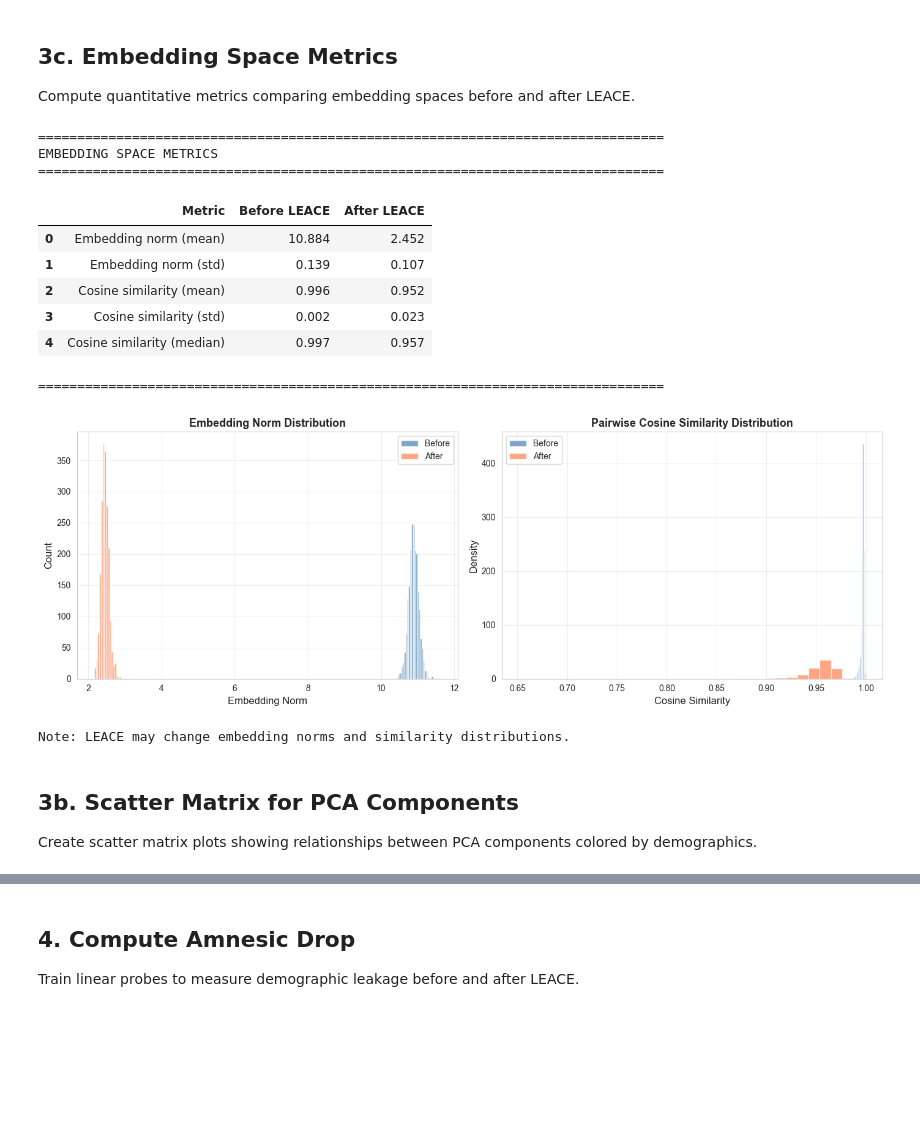
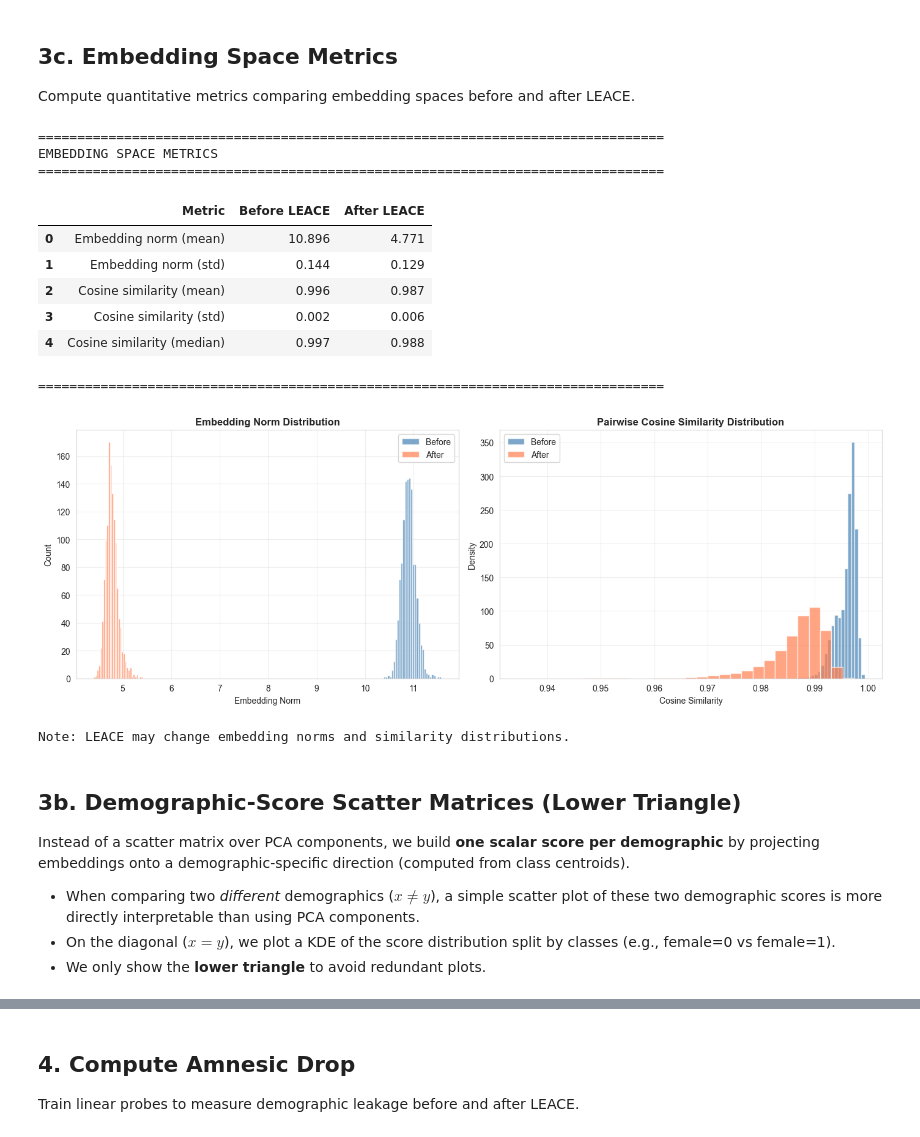
Before and after one commit to A-DaRo/language_and_ai, a Jupyter notebook: notebooks/03_leace_visualization.ipynb, the cells around one changed output, grey strips where cells are left out. Saved outputs shown, nothing was run; the diff lists cells and outputs as text; code cells hidden in the pictures; blank space fills up the shorter version.

```diff
--- a/notebooks/03_leace_visualization.ipynb
+++ b/notebooks/03_leace_visualization.ipynb
@@ -292,16 +323,20 @@ Primary demographic used for coloring: nationality
 
 Compute quantitative metrics comparing embedding spaces before and after LEACE.
 # %%
-# Compute embedding norms
-norms_before = torch.norm(embeddings_before, dim=1).cpu().numpy()
-norms_after = torch.norm(embeddings_after, dim=1).cpu().numpy()
+# Compute embedding norms + pairwise cosine statistics (sampled)
+Xb = embeddings_before.detach().to("cpu", dtype=torch.float32)
+Xa = embeddings_after.detach().to("cpu", dtype=torch.float32)
+
+norms_before = torch.norm(Xb, dim=1).numpy()
+norms_after = torch.norm(Xa, dim=1).numpy()
 
 # Compute pairwise cosine similarities (sample to avoid memory issues)
-n_sample_pairs = min(500, len(embeddings_before))
-sample_idx = np.random.choice(len(embeddings_before), n_sample_pairs, replace=False)
+n_sample = min(500, len(Xb))
+rng_metrics = np.random.default_rng(int(pipeline.config["seed"]))
+sample_idx = rng_metrics.choice(len(Xb), n_sample, replace=False)
 
-cos_sim_before = cosine_similarity(embeddings_before_np[sample_idx])
-cos_sim_after = cosine_similarity(embeddings_after_np[sample_idx])
+cos_sim_before = cosine_similarity(Xb[sample_idx].numpy())
+cos_sim_after = cosine_similarity(Xa[sample_idx].numpy())
 
 # Extract upper triangle (excluding diagonal)
 triu_idx = np.triu_indices_from(cos_sim_before, k=1)
@@ -310,21 +345,21 @@ cos_sim_after_vals = cos_sim_after[triu_idx]
 
 # Create metrics summary
 metrics_summary = {
-    'Metric': [
-        'Embedding norm (mean)',
-        'Embedding norm (std)',
-        'Cosine similarity (mean)',
-        'Cosine similarity (std)',
-        'Cosine similarity (median)',
+    "Metric": [
+        "Embedding norm (mean)",
+        "Embedding norm (std)",
+        "Cosine similarity (mean)",
+        "Cosine similarity (std)",
+        "Cosine similarity (median)",
     ],
-    'Before LEACE': [
+    "Before LEACE": [
         f"{norms_before.mean():.3f}",
         f"{norms_before.std():.3f}",
         f"{cos_sim_before_vals.mean():.3f}",
         f"{cos_sim_before_vals.std():.3f}",
         f"{np.median(cos_sim_before_vals):.3f}",
     ],
-    'After LEACE': [
+    "After LEACE": [
         f"{norms_after.mean():.3f}",
         f"{norms_after.std():.3f}",
         f"{cos_sim_after_vals.mean():.3f}",
@@ -333,52 +368,56 @@ metrics_summary = {
     ],
 }
 
 metrics_df = pd.DataFrame(metrics_summary)
 print("=" * 80)
 print("EMBEDDING SPACE METRICS")
 print("=" * 80)
 display(metrics_df)
 print("=" * 80)
 
 # Plot norm distributions
 fig, axes = plt.subplots(1, 2, figsize=(14, 5))
 
-axes[0].hist(norms_before, bins=30, alpha=0.7, label='Before', color='steelblue')
-axes[0].hist(norms_after, bins=30, alpha=0.7, label='After', color='coral')
-axes[0].set_xlabel('Embedding Norm', fontsize=12)
-axes[0].set_ylabel('Count', fontsize=12)
-axes[0].set_title('Embedding Norm Distribution', fontsize=13, fontweight='bold')
+axes[0].hist(norms_before, bins=30, alpha=0.7, label="Before", color="steelblue")
+axes[0].hist(norms_after, bins=30, alpha=0.7, label="After", color="coral")
+axes[0].set_xlabel("Embedding Norm")
+axes[0].set_ylabel("Count")
+axes[0].set_title("Embedding Norm Distribution", fontweight="bold")
 axes[0].legend()
 axes[0].grid(alpha=0.3)
 
 # Plot cosine similarity distributions
-axes[1].hist(cos_sim_before_vals, bins=30, alpha=0.7, label='Before', color='steelblue', density=True)
-axes[1].hist(cos_sim_after_vals, bins=30, alpha=0.7, label='After', color='coral', density=True)
-axes[1].set_xlabel('Cosine Similarity', fontsize=12)
-axes[1].set_ylabel('Density', fontsize=12)
-axes[1].set_title('Pairwise Cosine Similarity Distribution', fontsize=13, fontweight='bold')
+axes[1].hist(cos_sim_before_vals, bins=30, alpha=0.7, label="Before", color="steelblue", density=True)
+axes[1].hist(cos_sim_after_vals, bins=30, alpha=0.7, label="After", color="coral", density=True)
+axes[1].set_xlabel("Cosine Similarity")
+axes[1].set_ylabel("Density")
+axes[1].set_title("Pairwise Cosine Similarity Distribution", fontweight="bold")
 axes[1].legend()
 axes[1].grid(alpha=0.3)
 
 plt.tight_layout()
 plt.show()
 
 print("\nNote: LEACE may change embedding norms and similarity distributions.")
 # %% [output]
 ================================================================================
 EMBEDDING SPACE METRICS
 ================================================================================
 |  | Metric | Before LEACE | After LEACE |
-| 0 | Embedding norm (mean) | 10.884 | 2.452 |
-| 1 | Embedding norm (std) | 0.139 | 0.107 |
-| 2 | Cosine similarity (mean) | 0.996 | 0.952 |
-| 3 | Cosine similarity (std) | 0.002 | 0.023 |
-| 4 | Cosine similarity (median) | 0.997 | 0.957 |
+| 0 | Embedding norm (mean) | 10.896 | 4.771 |
+| 1 | Embedding norm (std) | 0.144 | 0.129 |
+| 2 | Cosine similarity (mean) | 0.996 | 0.987 |
+| 3 | Cosine similarity (std) | 0.002 | 0.006 |
+| 4 | Cosine similarity (median) | 0.997 | 0.988 |
 ================================================================================
-[figure, old version]
+[figure, new version]
 Note: LEACE may change embedding norms and similarity distributions.
 # %% [markdown]
-## 3b. Scatter Matrix for PCA Components
+## 3b. Demographic-Score Scatter Matrices (Lower Triangle)
 
-Create scatter matrix plots showing relationships between PCA components colored by demographics.
+Instead of a scatter matrix over PCA components, we build **one scalar score per demographic** by projecting embeddings onto a demographic-specific direction (computed from class centroids).
+
+- When comparing two *different* demographics ($x \neq y$), a simple scatter plot of these two demographic scores is more directly interpretable than using PCA components.
+- On the diagonal ($x = y$), we plot a KDE of the score distribution split by classes (e.g., female=0 vs female=1).
+- We only show the **lower triangle** to avoid redundant plots.
 # %%
```
Also changed, not shown: parts of 7 cells of this notebook, 14 other files.
